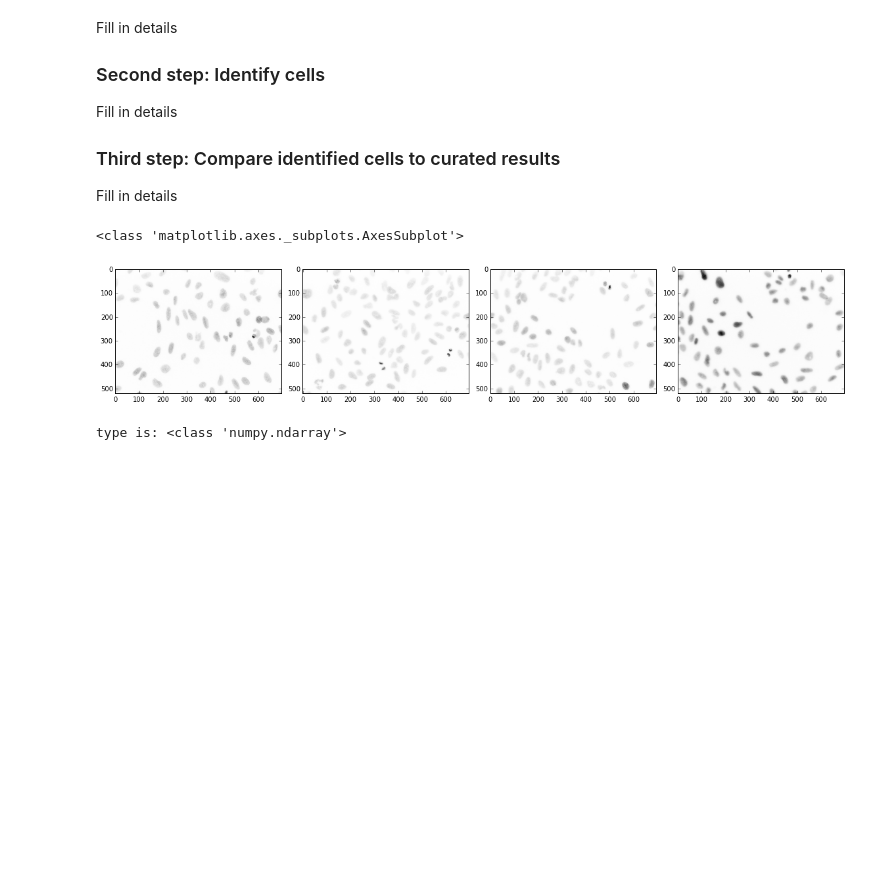
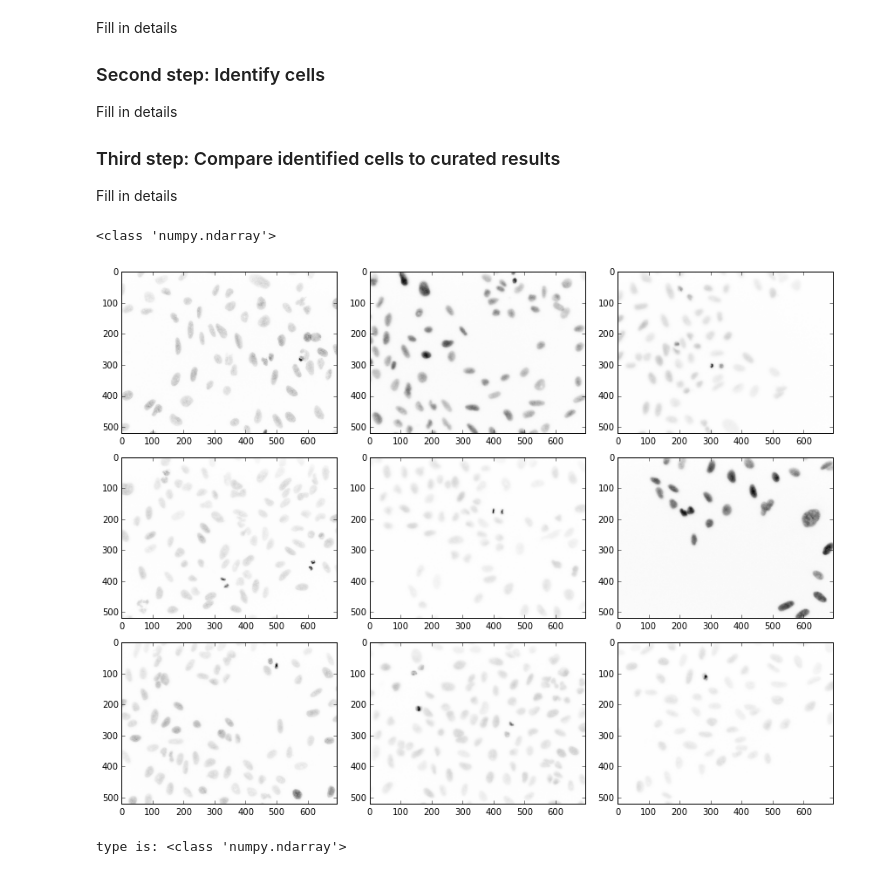
Before and after one commit to amarallab/Introduction-to-Python-Programming-and-Data-Science, a Jupyter notebook: Lessons/Day8_pm1_Cell_detection_project.ipynb, the cells around one changed output. Cells and saved outputs as stored; diff of their text form; code cells hidden in the pictures; blank space fills up the shorter version.

Commit message:
Finished revising cell detection notebook

```diff
--- a/Lessons/Day8_pm1_Cell_detection_project.ipynb
+++ b/Lessons/Day8_pm1_Cell_detection_project.ipynb
@@ -34,20 +40,16 @@ Fill in details
 # %%
-paths = glob.glob('../Data/Cell_images/BBBC022_v1_images_20585w1/*')
-
-fig, plots = plt.subplots(figsize=(16, 8), nrows=1, ncols=4)
-print(type(plots[0]))
+#answer
+fig, plots = plt.subplots(figsize=(12, 9), nrows=3, ncols=3)
 
 images = []
 for i, file in enumerate(paths):
     images.append(imread(file))
-    if i < 4:
-        plots[i].imshow(images[i][:,:], cmap=cm.Greys)
+    if i < 9:
+        plots[i%3, int(i/3)].imshow(images[i][:,:], cmap=cm.Greys)
 
 plt.tight_layout()
 plt.show()
-
-print('type is:', type(images[-1]))
 # %% [output]
-<class 'matplotlib.axes._subplots.AxesSubplot'>
+<class 'numpy.ndarray'>
-[figure, old version]
+[figure, new version]
 type is: <class 'numpy.ndarray'>
```
Also changed, not shown: parts of 23 cells of this notebook.
